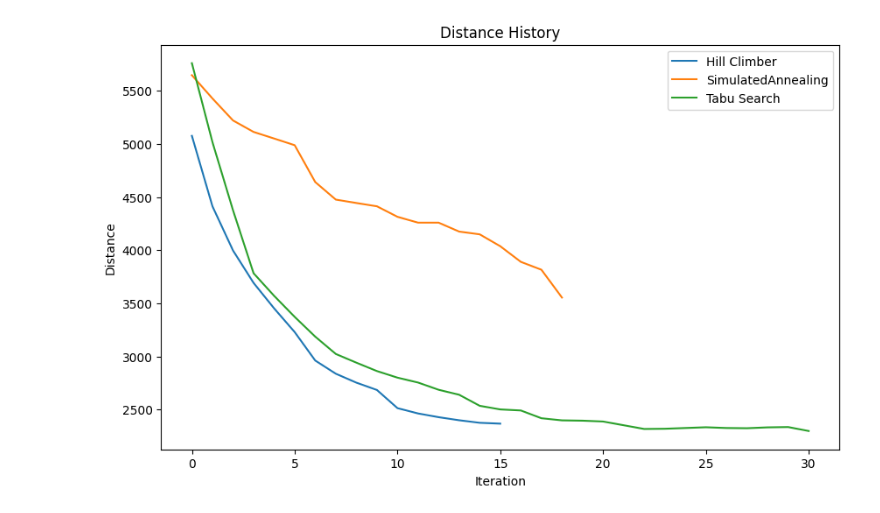
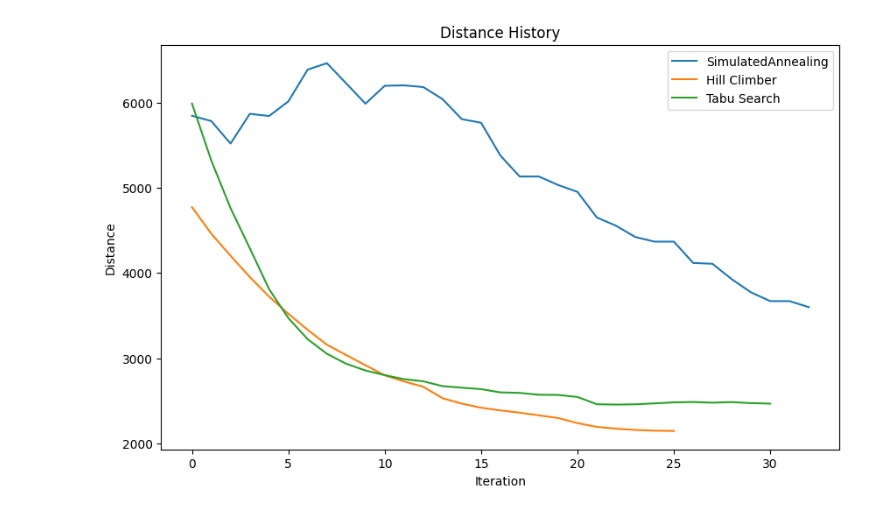
Before and after one commit to PanNorek/essa-tsp-metaheuristics, a Jupyter notebook: notebooks/demo.ipynb, the cells around one changed output. Cells and saved outputs as stored; diff of their text form; code cells hidden in the pictures.

```diff
--- a/notebooks/demo.ipynb
+++ b/notebooks/demo.ipynb
@@ -10,3 +10,3 @@ NUM_STARTS = 5
 # %%
-distances = load_data(os.path.join("data", "Dane_TSP_127.xlsx"))
+distances = load_data(os.path.join("data", "Data_TSP_29.xlsx"))
 # %%
@@ -33,3 +44,4 @@ solving time: 0.086 s
 # %%
-t = TabuSearch(verbose=False, tabu_length=3 , n_iter=30)
-t.solve(distances)
+t = TabuSearch(verbose=False, tabu_length=3 , n_iter=30, neigh_type="swap")
+result_tabu = t.solve(distances)
+result_tabu
@@ -36,4 +57,5 @@ t.solve(distances)
 # %%
-h = HillClimbing(verbose=False, n_iter=25)
-h.solve(distances)
+h = HillClimbing(verbose=False, n_iter=25, neigh_type="insertion")
+result_hill = h.solve(distances)
+result_hill
 # %% [output]
@@ -58,4 +87,14 @@ history: [5077, 4414, 3998, 3693, 3453, 3230, 2962, 2838, 2754, 2685, 2514, 2464
 # %%
-b = MultistartAlgorithm()(SimulatedAnnealing, distances, n_starts=NUM_STARTS, only_best=True, temp=1000, alpha=.9, n_iter=100, verbose=False)
-b
+results_sa = MultistartAlgorithm()(
+    algorithm=SimulatedAnnealing,
+    distances=distances,
+    n_starts=NUM_STARTS,
+    only_best=True,
+    temp=1000,
+    n_jobs=2, # number of threads - defulat all available
+    alpha=.9,
+    n_iter=100,
+    verbose=False
+)
+results_sa
 # %% [output]
@@ -92,5 +120,5 @@ bp.plot([a, b, c])
 # %%
 dhp = DistanceHistoryPlotter()
-dhp.plot([a, b, c], labels = ["Hill Climber", "SimulatedAnnealing", "Tabu Search"])
+dhp.plot([results_sa, result_hill, result_tabu], labels=["SimulatedAnnealing", "Hill Climber", "Tabu Search"])
 # %% [output]
-[figure, old version]
+[figure, new version]
```
Also changed, not shown: parts of 12 cells of this notebook, 2 other files.
